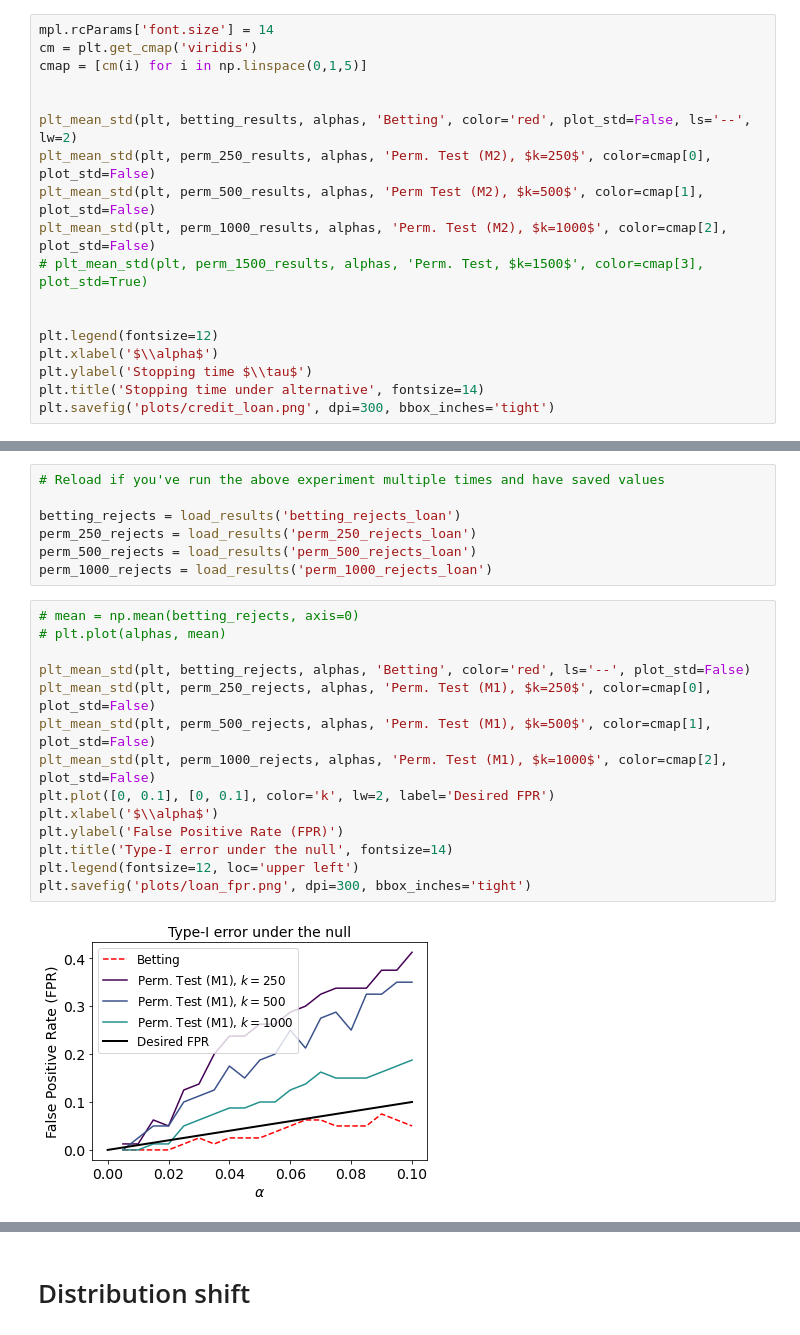
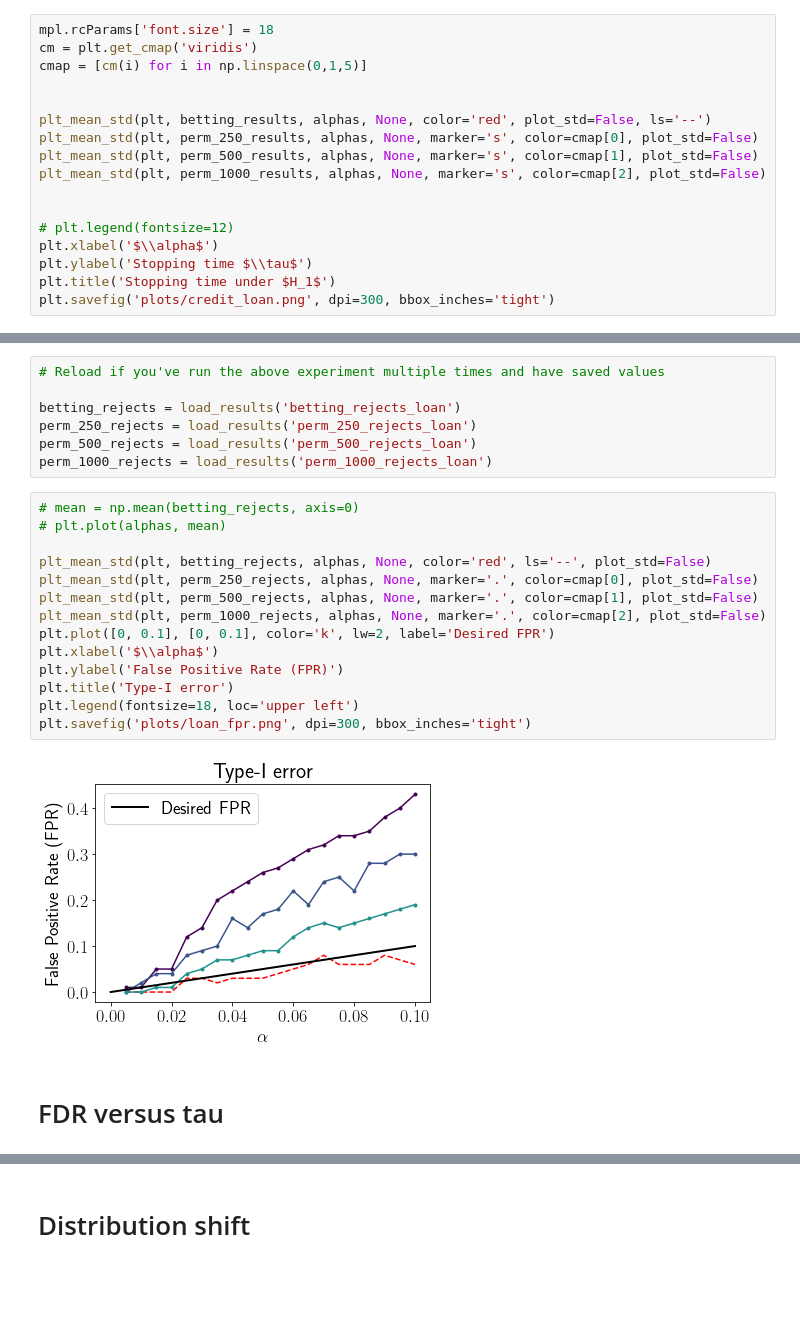
Before and after one commit to secg5/auditing_fairness_by_betting, a Jupyter notebook: credit_loan.ipynb, the cells around one changed output, grey strips where cells are left out. Saved outputs shown, nothing was run; the diff lists cells and outputs as text; blank space fills up the shorter version.

```diff
--- a/credit_loan.ipynb
+++ b/credit_loan.ipynb
@@ -123,21 +130,20 @@ data/perm_1500-0.p
 data/perm_1500-1.p
 data/perm_1500-2.p
 # %%
-mpl.rcParams['font.size'] = 14
+mpl.rcParams['font.size'] = 18
 cm = plt.get_cmap('viridis')
 cmap = [cm(i) for i in np.linspace(0,1,5)]
 
 
-plt_mean_std(plt, betting_results, alphas, 'Betting', color='red', plot_std=False, ls='--', lw=2)
-plt_mean_std(plt, perm_250_results, alphas, 'Perm. Test (M2), $k=250$', color=cmap[0], plot_std=False)
-plt_mean_std(plt, perm_500_results, alphas, 'Perm Test (M2), $k=500$', color=cmap[1], plot_std=False)
-plt_mean_std(plt, perm_1000_results, alphas, 'Perm. Test (M2), $k=1000$', color=cmap[2], plot_std=False)
-# plt_mean_std(plt, perm_1500_results, alphas, 'Perm. Test, $k=1500$', color=cmap[3], plot_std=True)
+plt_mean_std(plt, betting_results, alphas, None, color='red', plot_std=False, ls='--')
+plt_mean_std(plt, perm_250_results, alphas, None, marker='s', color=cmap[0], plot_std=False)
+plt_mean_std(plt, perm_500_results, alphas, None, marker='s', color=cmap[1], plot_std=False)
+plt_mean_std(plt, perm_1000_results, alphas, None, marker='s', color=cmap[2], plot_std=False)
 
 
-plt.legend(fontsize=12)
+# plt.legend(fontsize=12)
 plt.xlabel('$\\alpha$')
 plt.ylabel('Stopping time $\\tau$')
-plt.title('Stopping time under alternative', fontsize=14)
+plt.title('Stopping time under $H_1$')
 plt.savefig('plots/credit_loan.png', dpi=300, bbox_inches='tight')
 # %% [output]
@@ -175,16 +181,18 @@ perm_1000_rejects = load_results('perm_1000_rejects_loan')
 # %%
 # mean = np.mean(betting_rejects, axis=0)
 # plt.plot(alphas, mean)
 
-plt_mean_std(plt, betting_rejects, alphas, 'Betting', color='red', ls='--', plot_std=False)
-plt_mean_std(plt, perm_250_rejects, alphas, 'Perm. Test (M1), $k=250$', color=cmap[0], plot_std=False)
-plt_mean_std(plt, perm_500_rejects, alphas, 'Perm. Test (M1), $k=500$', color=cmap[1], plot_std=False)
-plt_mean_std(plt, perm_1000_rejects, alphas, 'Perm. Test (M1), $k=1000$', color=cmap[2], plot_std=False)
+plt_mean_std(plt, betting_rejects, alphas, None, color='red', ls='--', plot_std=False)
+plt_mean_std(plt, perm_250_rejects, alphas, None, marker='.', color=cmap[0], plot_std=False)
+plt_mean_std(plt, perm_500_rejects, alphas, None, marker='.', color=cmap[1], plot_std=False)
+plt_mean_std(plt, perm_1000_rejects, alphas, None, marker='.', color=cmap[2], plot_std=False)
 plt.plot([0, 0.1], [0, 0.1], color='k', lw=2, label='Desired FPR')
 plt.xlabel('$\\alpha$')
 plt.ylabel('False Positive Rate (FPR)')
-plt.title('Type-I error under the null', fontsize=14)
-plt.legend(fontsize=12, loc='upper left')
+plt.title('Type-I error')
+plt.legend(fontsize=18, loc='upper left')
 plt.savefig('plots/loan_fpr.png', dpi=300, bbox_inches='tight')
 # %% [output]
-[figure, old version]
+[figure, new version]
+# %% [markdown]
+# FDR versus tau
```
Also changed, not shown: parts of 20 cells of this notebook, 5 other files.
